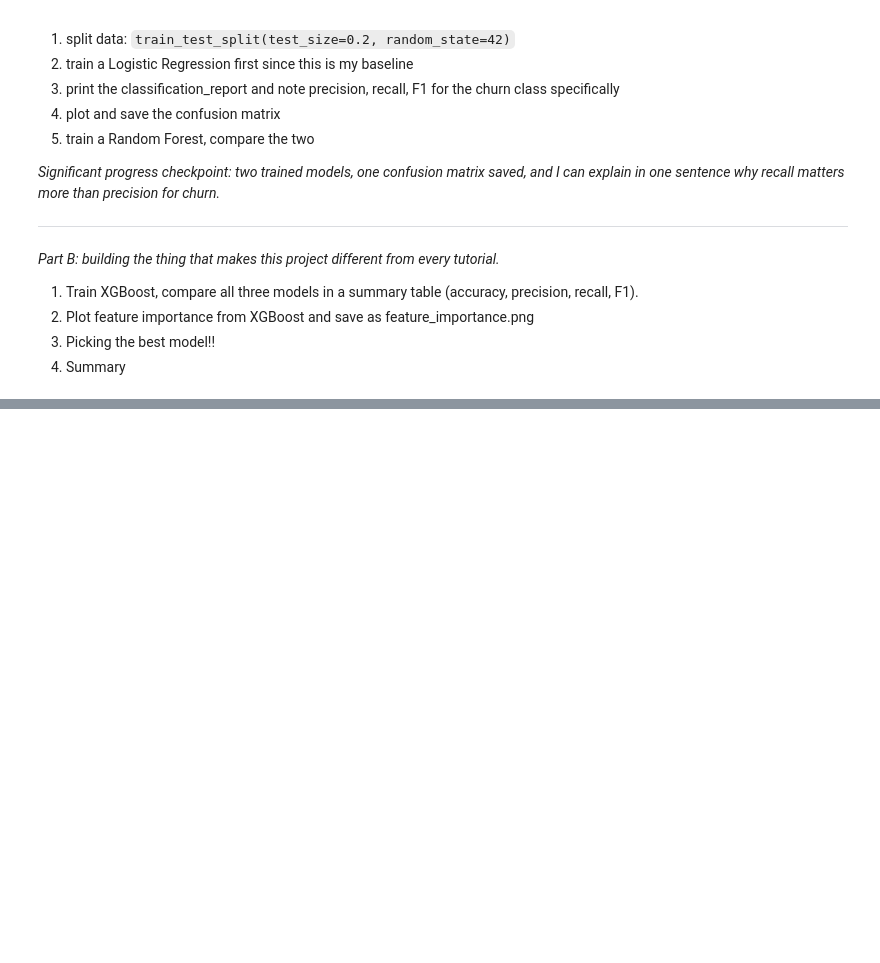
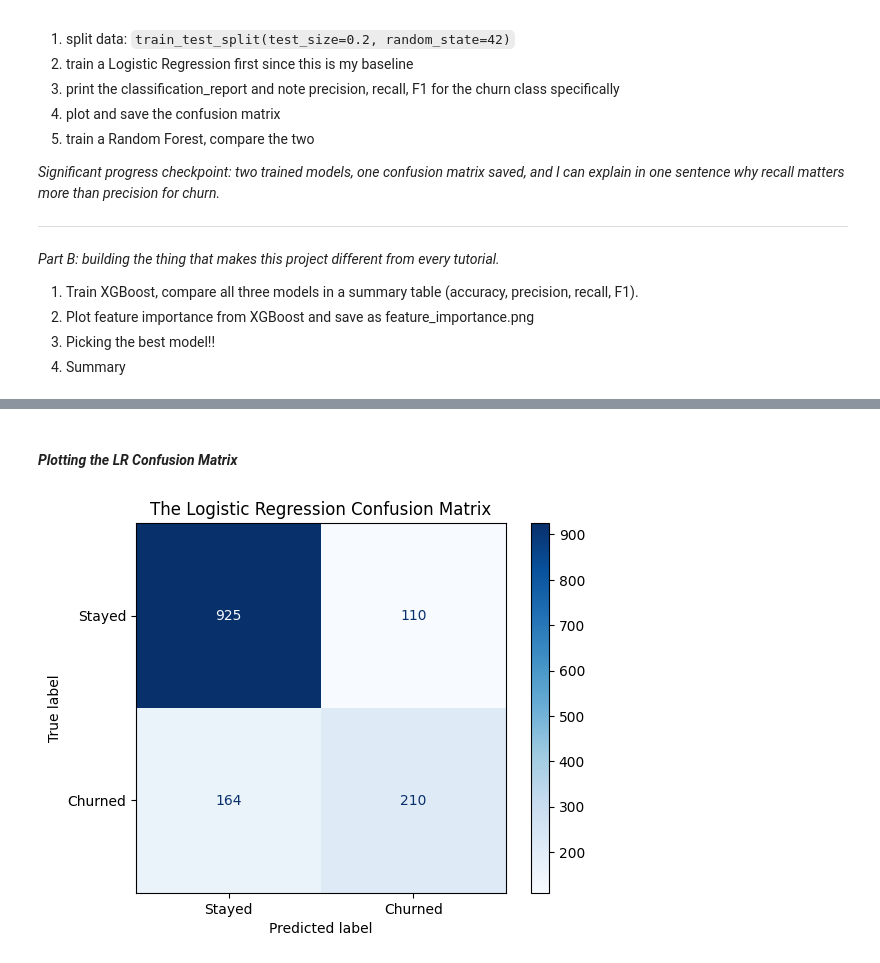
Before and after one commit to marzafiee/churn-risk-analyzer, a Jupyter notebook: notebooks/modelling.ipynb, the cells around one changed output, grey strips where cells are left out. Drawn from its saved outputs; the diff is of its cells as text; code cells hidden in the pictures; blank space fills up the shorter version.

Commit message:
trained all models, perfomed feature importance, wrote insights and comparisons

```diff
--- a/notebooks/modelling.ipynb
+++ b/notebooks/modelling.ipynb
@@ -41,0 +49,10 @@ df.shape
+# %%
+# splitting the df into features and target I'm trying to predict
+X = df.drop(columns=['Churn'])
+y = df['Churn']
+
+print(X.shape) # returns (rows, columns) to see our dataset at a glance
+print("-" * 20)
+print(y.value_counts()) # counts the frequency of unique values within the df
+
+# we can see the output column no. for X is now 30 since we dropped the Churn col.
@@ -41,0 +68,7 @@ df.shape
+# %%
+X_train, X_test, y_train, y_test = train_test_split(
+    X, y, test_size=0.2, random_state=42, stratify=y
+) # stratify=y makes sure my splits have the same churn ratio so the test isn't all non-churners
+
+print(f"Training rows: {X_train.shape[0]}") # 80% = 5634 rows
+print(f"Testing rows: {X_test.shape[0]}") # 20% = 1409 rows
@@ -41,0 +94,9 @@ df.shape
+# %%
+lr = LogisticRegression(max_iter=1000, random_state=42)
+# max_iter=1000 gives enough cycles to find our boundary
+
+lr.fit(X_train, y_train)
+
+y_pred_lr = lr.predict(X_test)
+print("--------- Logistic Regression ----------")
+print(classification_report(y_test, y_pred_lr)) # shows us the precision, recall, and F1 for both classes
@@ -41,0 +124,14 @@ df.shape
+# %% [markdown]
+#### *Plotting the LR Confusion Matrix*
+# %%
+cm_lr = confusion_matrix(y_test, y_pred_lr)
+
+disp = ConfusionMatrixDisplay(confusion_matrix=cm_lr, display_labels=['Stayed', 'Churned'])
+
+disp.plot(cmap='Blues')
+plt.title('The Logistic Regression Confusion Matrix')
+
+plt.savefig('../outputs/confusion_matrix_lr.png', bbox_inches='tight')
+plt.show()
+# %% [output]
+[figure, added]
```
Also changed, not shown: parts of 32 cells of this notebook.
